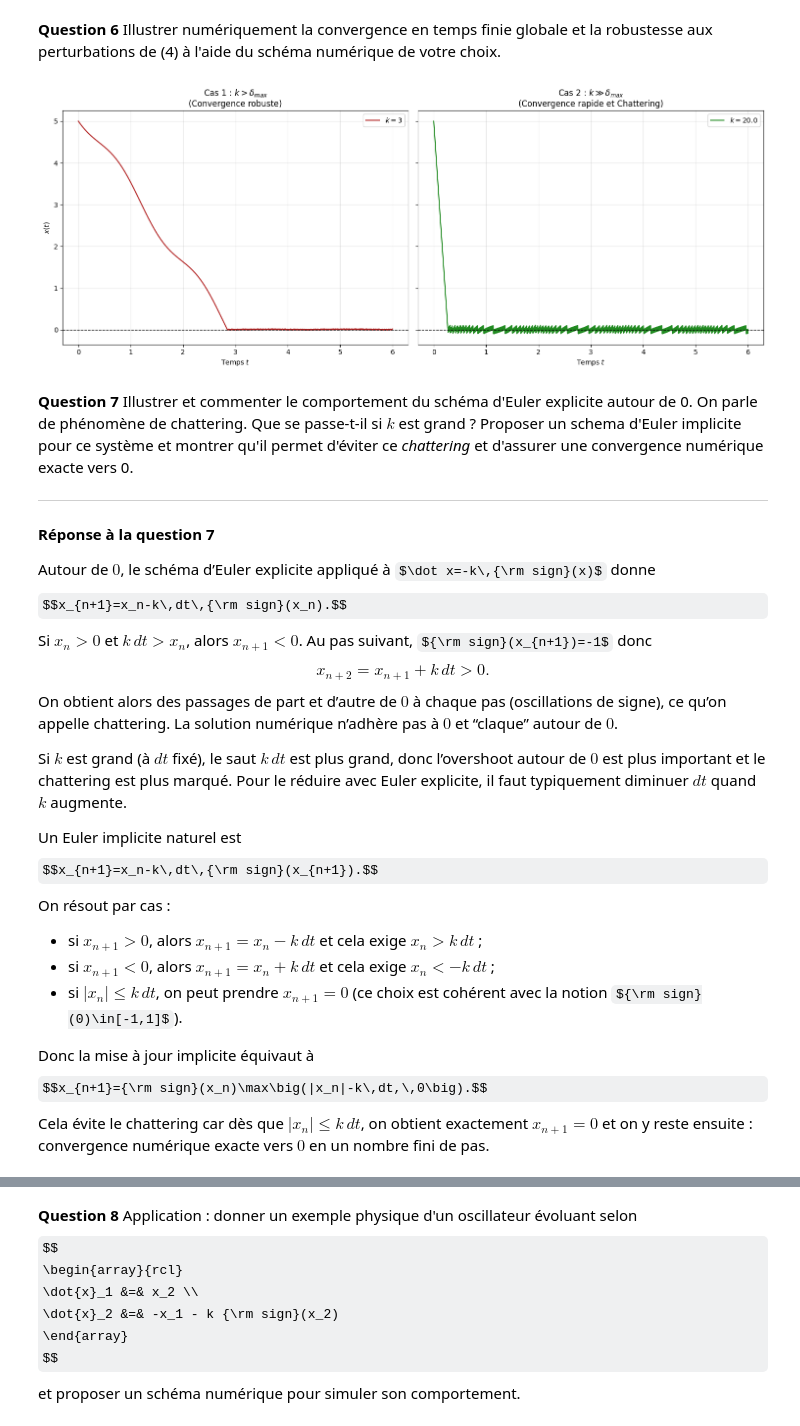
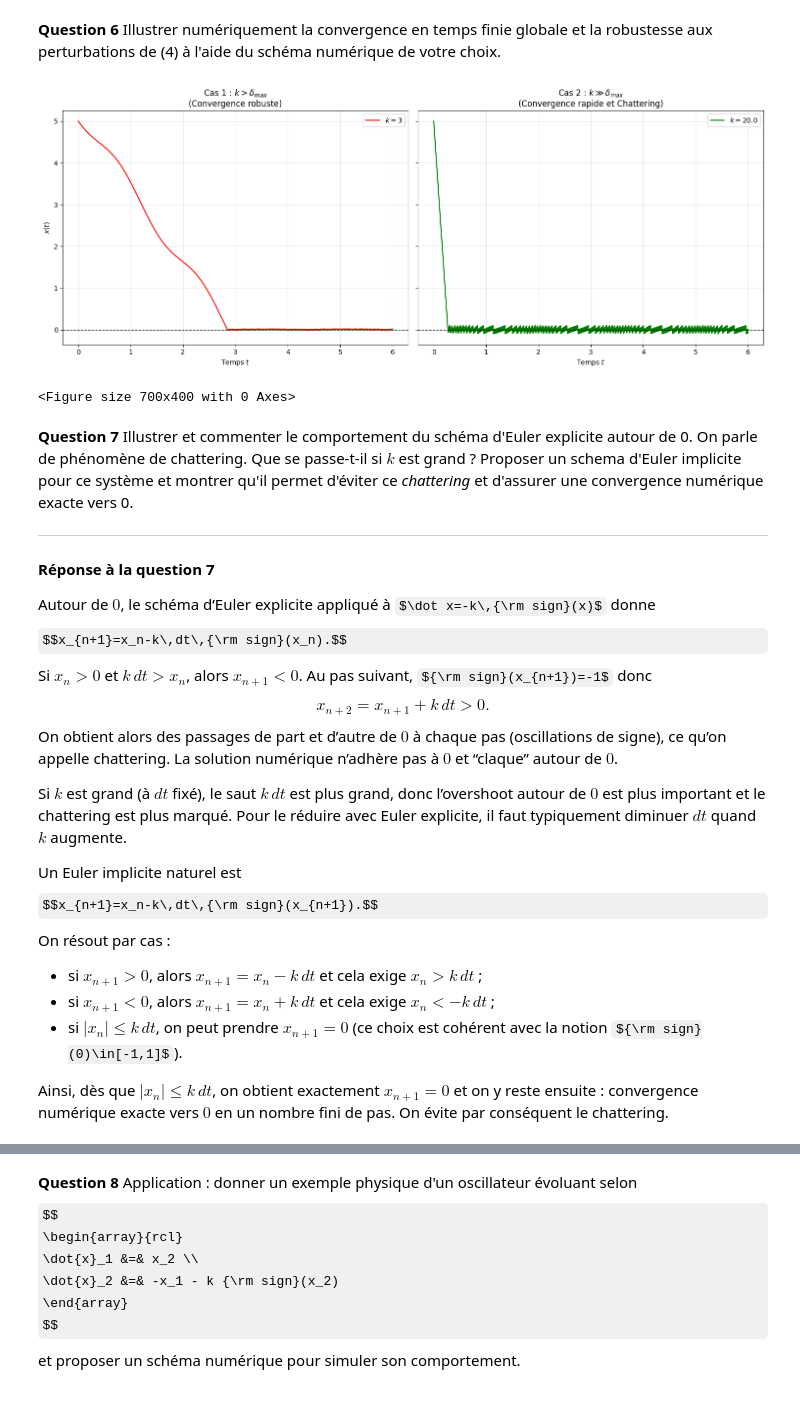
Before and after one commit to alexandrerinchet/Projet-maths-equa-diff, a Jupyter notebook: Projet - Equations Différentielles - 2025.ipynb, the cells around one changed output, grey strips where cells are left out. Drawn from its saved outputs; the diff is of its cells as text; code cells hidden in the pictures; some formulas as TeX source.

```diff
--- a/Projet - Equations Différentielles - 2025.ipynb
+++ b/Projet - Equations Différentielles - 2025.ipynb
@@ -297,36 +301,40 @@ def f_sliding(x, t, k, delta_m):
 
 x0 = 5.0
 delta_m = 2.0
 tf = 6.0
 dt = 0.005
 
 k1 = 3
 t1, sol1 = euler_explicite(lambda x, t: f_sliding(x, t, k1, delta_m), x0, 0, tf, dt)
 
 k2 = 20.0
 t2, sol2 = euler_explicite(lambda x, t: f_sliding(x, t, k2, delta_m), x0, 0, tf, dt)
 
 fig, axs = plt.subplots(1, 2, figsize=(15, 6), sharey=True)
 
-axs[0].plot(t1, sol1, color='firebrick', label=f'$k={k1}$')
+axs[0].plot(t1, sol1, color='red', label=f'$k={k1}$')
 axs[0].axhline(0, color='black', lw=1, ls='--')
 axs[0].set_title(f"Cas 1 : $k > \delta_{{max}}$\n(Convergence robuste)")
 axs[0].set_xlabel('Temps $t$')
 axs[0].set_ylabel('$x(t)$')
 axs[0].legend()
 axs[0].grid(True, alpha=0.3)
 
-axs[1].plot(t2, sol2, color='forestgreen', label=f'$k={k2}$')
+axs[1].plot(t2, sol2, color='green', label=f'$k={k2}$')
 axs[1].axhline(0, color='black', lw=1, ls='--')
 axs[1].set_title(f"Cas 2 : $k \gg \delta_{{max}}$\n(Convergence rapide et Chattering)")
 axs[1].set_xlabel('Temps $t$')
 axs[1].legend()
 axs[1].grid(True, alpha=0.3)
 
 plt.tight_layout()
 plt.show()
+
+plt.tight_layout()
+plt.show()
 # %% [output]
-[figure, old version]
+[figure, new version]
+<Figure size 700x400 with 0 Axes>
 # %% [markdown]
 **Question 7** Illustrer et commenter le comportement du schéma d'Euler explicite autour de 0. On parle de phénomène de chattering. Que se passe-t-il si $k$ est grand ? Proposer un schema d'Euler implicite pour ce système et montrer qu'il permet d'éviter ce *chattering* et d'assurer une convergence numérique exacte vers 0.
 
@@ -349,6 +357,4 @@ On résout par cas :
 - si $x_{n+1}<0$, alors $x_{n+1}=x_n+k\,dt$ et cela exige $x_n<-k\,dt$ ;
 - si $|x_n|\le k\,dt$, on peut prendre $x_{n+1}=0$ (ce choix est cohérent avec la notion ${\rm sign}(0)\in[-1,1]$).
 
-Donc la mise à jour implicite équivaut à
-$$x_{n+1}={\rm sign}(x_n)\max\big(|x_n|-k\,dt,\,0\big).$$
-Cela évite le chattering car dès que $|x_n|\le k\,dt$, on obtient exactement $x_{n+1}=0$ et on y reste ensuite : convergence numérique exacte vers $0$ en un nombre fini de pas.
+Ainsi, dès que $|x_n|\le k\,dt$, on obtient exactement $x_{n+1}=0$ et on y reste ensuite : convergence numérique exacte vers $0$ en un nombre fini de pas. On évite par conséquent le chattering.
```
Also changed, not shown: parts of 6 cells of this notebook.
